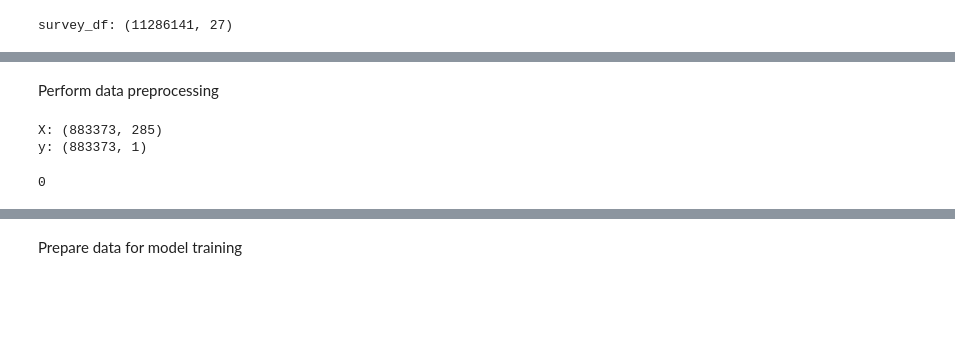
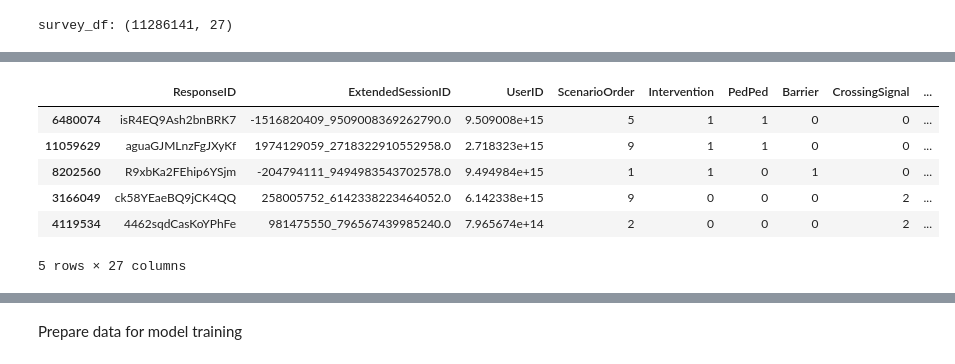
Before and after one commit to elizabethhli/cog403_project, a Jupyter notebook: neural_network.ipynb, the cells around one changed output, grey strips where cells are left out. Cells and saved outputs as stored; diff of their text form; code cells hidden in the pictures; blank space fills up the shorter version.

```diff
--- a/neural_network.ipynb
+++ b/neural_network.ipynb
@@ -55,26 +78,11 @@ sampled_df: (883373, 27)
 0
-# %% [markdown]
-Perform data preprocessing
-# %%
-# Split test, valid, train datasets
-target_column = ['Saved']
-drop_columns = ['ResponseID', 'ExtendedSessionID', 'UserID', 'Saved', 'Template']  # remove unneeded features
-encode_columns = ['AttributeLevel', 'ScenarioTypeStrict', 'ScenarioType', 'DefaultChoice',
-                     'NonDefaultChoice', 'UserCountry3', 'Review_education', 'Review_gender', 'Review_income']  # encode to 1-hot vectors
-
-# one_hot_encoded_df = pd.get_dummies(sampled_df[encode_columns], sparse=True)
-one_hot_encoded_df = pd.get_dummies(sampled_df[encode_columns])
-X = sampled_df.drop(encode_columns + drop_columns, axis=1)
-X = pd.concat([X, one_hot_encoded_df], axis=1)
-y = sampled_df[target_column]
-
-print(f"X: {X.shape}")
-print(f"y: {y.shape}")
-
-# Once X and y are loaded, delete the one_hot_encoded_df object to free up System RAM
-del one_hot_encoded_df, sampled_df
-gc.collect()
-# %% [output]
-X: (883373, 285)
-y: (883373, 1)
-0
+# %%
+sampled_df.head()
+# %% [output]
+|  | ResponseID | ExtendedSessionID | UserID | ScenarioOrder | Intervention | PedPed | Barrier | CrossingSignal | ... |
+| 6480074 | isR4EQ9Ash2bnBRK7 | -1516820409_9509008369262790.0 | 9.509008e+15 | 5 | 1 | 1 | 0 | 0 | ... |
+| 11059629 | aguaGJMLnzFgJXyKf | 1974129059_2718322910552958.0 | 2.718323e+15 | 9 | 1 | 1 | 0 | 0 | ... |
+| 8202560 | R9xbKa2FEhip6YSjm | -204794111_9494983543702578.0 | 9.494984e+15 | 1 | 1 | 0 | 1 | 0 | ... |
+| 3166049 | ck58YEaeBQ9jCK4QQ | 258005752_6142338223464052.0 | 6.142338e+15 | 9 | 0 | 0 | 0 | 2 | ... |
+| 4119534 | 4462sqdCasKoYPhFe | 981475550_796567439985240.0 | 7.965674e+14 | 2 | 0 | 0 | 0 | 2 | ... |
+5 rows × 27 columns
```
Also changed, not shown: parts of 22 cells of this notebook.
